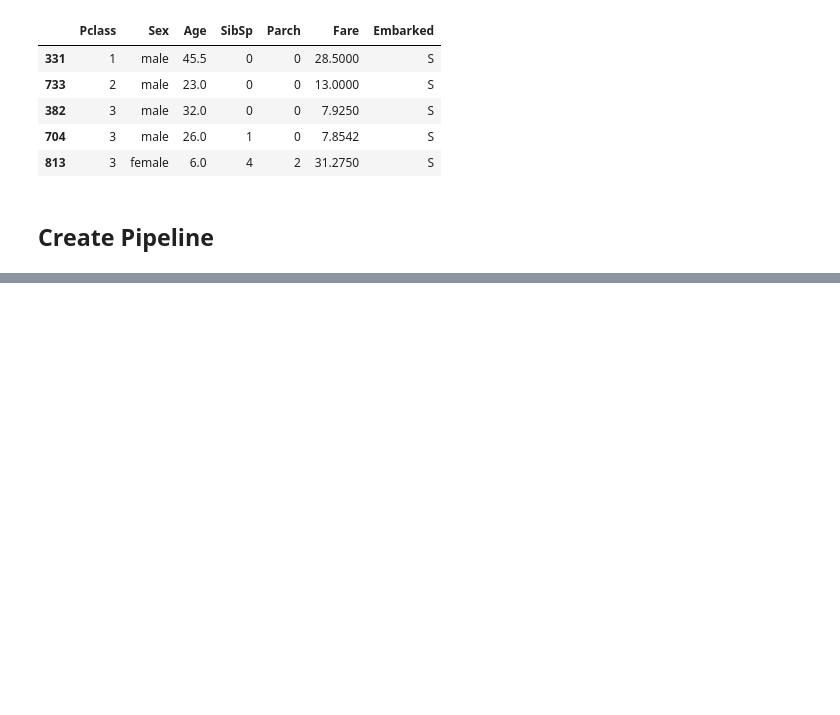
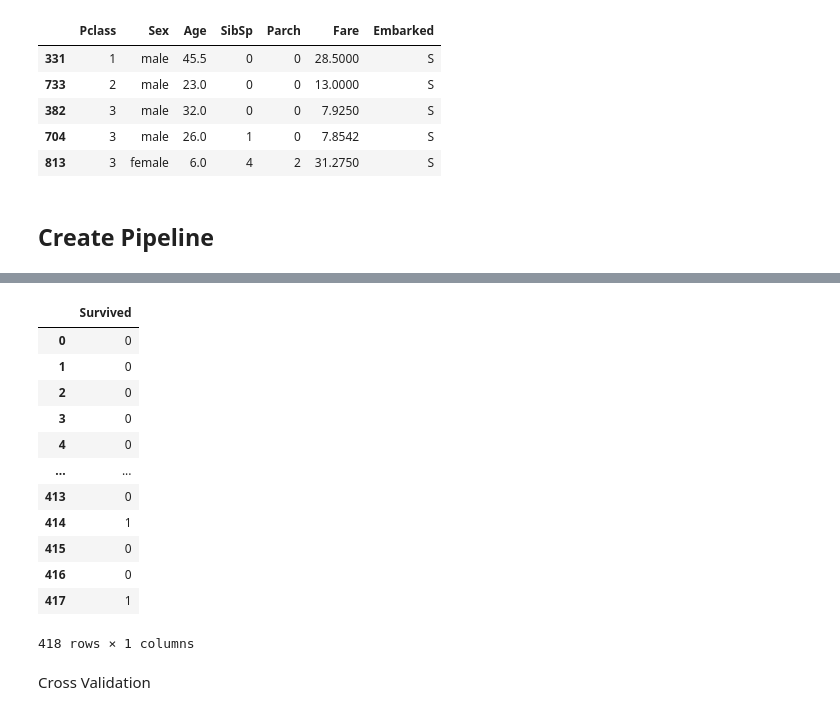
Before and after one commit to stoicsapien1/100-Days-Of-ML, a Jupyter notebook: DAY 9 PIPELINES/Usinf Pipelines/USING PIPELINES OD.ipynb, the cells around one changed output, grey strips where cells are left out. Saved outputs shown, nothing was run; the diff lists cells and outputs as text; code cells hidden in the pictures; blank space fills up the shorter version.

```diff
--- a/DAY 9 PIPELINES/Usinf Pipelines/USING PIPELINES OD.ipynb
+++ b/DAY 9 PIPELINES/Usinf Pipelines/USING PIPELINES OD.ipynb
@@ -68,9 +70,13 @@ model=DecisionTreeClassifier()
-# %%
-trf5=model
 # %% [markdown]
 ## Create Pipeline
 # %%
-pipe =make_pipeline(trf1,trf2,trf3,trf4,trf5)
+pipe = Pipeline([
+    ('trf1',trf1),
+    ('trf2',trf2),
+    ('trf3',trf3),
+    ('trf4',trf4),
+    ('trf5',trf5)
+])
 # %%
 pipe.fit(X_train,y_train)
 # %% [output]
@@ -77,0 +110,3 @@ TypeError: Cannot clone object. You should provide an instance of scikit-learn e
+# %%
+#Predict
+y_pred=pipe.predict(test)
@@ -77,0 +156,18 @@ TypeError: Cannot clone object. You should provide an instance of scikit-learn e
+# %%
+out=pd.DataFrame({"Survived":y_pred})
+# %%
+out
+# %% [output]
+|  | Survived |
+| 0 | 0 |
+| 1 | 0 |
+| 2 | 0 |
+| 3 | 0 |
+| 4 | 0 |
+| ... | ... |
+| 413 | 0 |
+| 414 | 1 |
+| 415 | 0 |
+| 416 | 0 |
+| 417 | 1 |
+418 rows × 1 columns
@@ -77,0 +178,2 @@ TypeError: Cannot clone object. You should provide an instance of scikit-learn e
+# %% [markdown]
+Cross Validation
```
Also changed, not shown: parts of 10 cells of this notebook, 2 other files.
